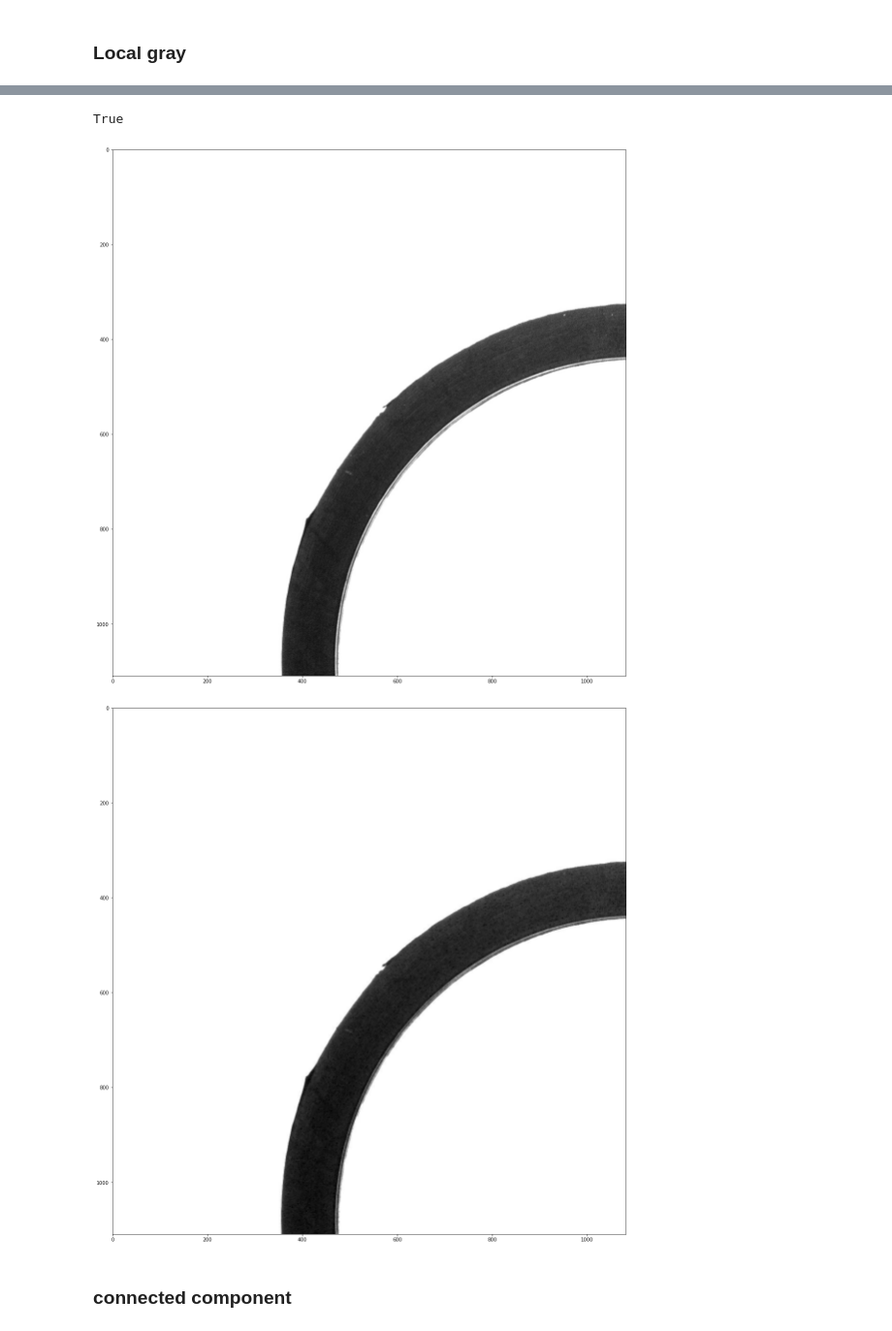
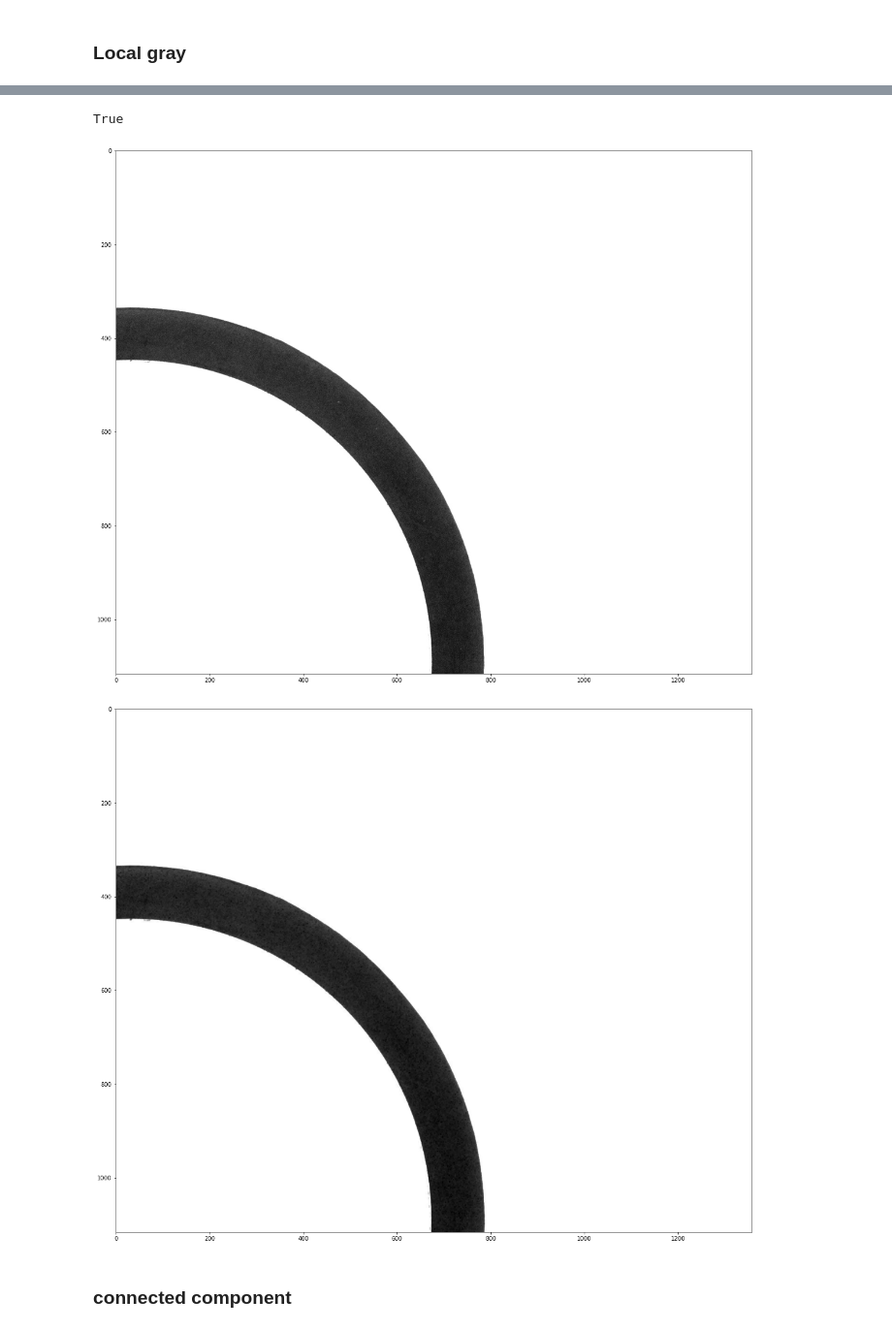
Before and after one commit to rex662624/ORing_Defect_Detection, a Jupyter notebook: Untitled.ipynb, the cells around one changed output, grey strips where cells are left out. Shown: that part at 97% size. Saved outputs shown, nothing was run; the diff lists cells and outputs as text; code cells hidden in the pictures.

```diff
--- a/Untitled.ipynb
+++ b/Untitled.ipynb
@@ -41,7 +41,7 @@ import numpy as np
 %matplotlib inline
 
 #replace========================
-filename = './CCD-1/NG (10).jpg'
+filename = './CCD-1/NG (43).jpg'#'./CCD-1/new (192).jpg'
 print(filename)
 img_list[8] = np.array(cv2.imread(filename,0))
 print(img_list[8])
@@ -55,7 +55,7 @@ print(gray)
 #print(thresh1)
 
 
-contours, hierarchy = cv2.findContours(thresh1,cv2.RETR_TREE,cv2.CHAIN_APPROX_SIMPLE)
+_, contours, hierarchy = cv2.findContours(thresh1,cv2.RETR_TREE,cv2.CHAIN_APPROX_SIMPLE)
 
 backtorgb = cv2.cvtColor(gray,cv2.COLOR_GRAY2RGB)
 
@@ -183,30 +183,30 @@ dog = np.subtract(g1, g2);
 cv2.normalize(dog, dog, 255, 0, cv2.NORM_MINMAX);
 # %%
 from scipy import ndimage, misc
-img_temp = img_list[8][:int(xc),:int(yc)]
+img_temp = img_list[8][:int(xc),int(yc):]
 img_temp.shape
 plt.figure(figsize=(20,20))
 plt.imshow(img_temp,cmap = 'gray')
 cv2.imwrite('5.jpg',img_temp)
 
 
 #==========================================
 #ascent = misc.ascent()
 
 #result = cv2.GaussianBlur(img_temp,(3, 3), 0, 0);
 #result = cv2.GaussianBlur(result,(3, 3), 0, 0);
 result = ndimage.minimum_filter(img_temp, size=3)
 msk = (img_temp == result)
 
 #result = cv2.Canny(result,60,60)
 plt.figure(figsize=(20,20))
 plt.imshow(result,cmap = 'gray')
 #plt.imshow(img_temp,cmap = 'gray')
 cv2.imwrite('5_after.jpg',result)
 # %% [output]
 True
-[figure, old version]
+[figure, new version]
-[figure, old version]
+[figure, new version]
 # %% [markdown]
 ### connected component
 # %%
```
Also changed, not shown: parts of 17 cells of this notebook, 2 other files.
